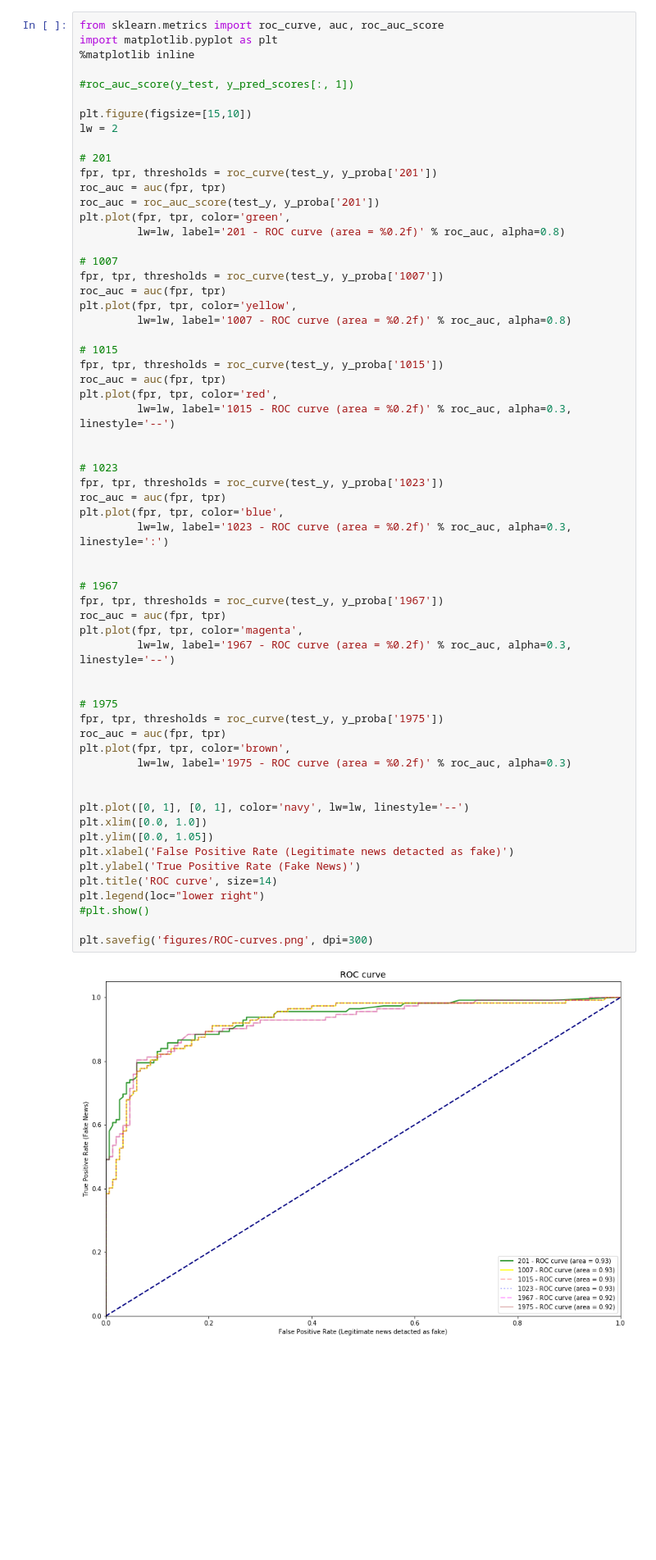
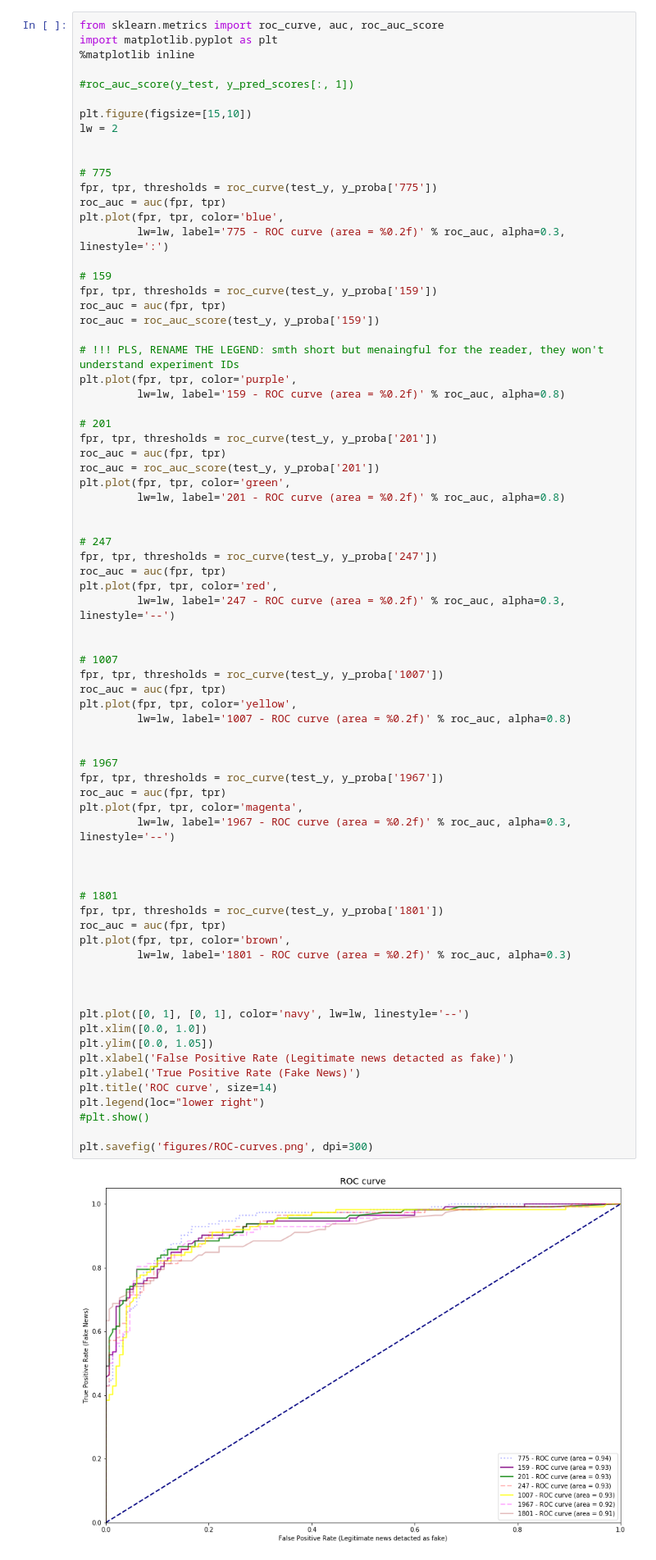
Before and after one commit to MaazAmjad/Urdu_Fake_News, a Jupyter notebook: ResultAnalysis.ipynb, the cells around one changed output. Shown: that part at 82% size. Drawn from its saved outputs; the diff is of its cells as text; blank space fills up the shorter version.

Commit message:
upds for ROC-curves

```diff
--- a/ResultAnalysis.ipynb
+++ b/ResultAnalysis.ipynb
@@ -787,6 +763,22 @@ import matplotlib.pyplot as plt
 plt.figure(figsize=[15,10])
 lw = 2
 
+
+# 775
+fpr, tpr, thresholds = roc_curve(test_y, y_proba['775'])
+roc_auc = auc(fpr, tpr)
+plt.plot(fpr, tpr, color='blue',
+         lw=lw, label='775 - ROC curve (area = %0.2f)' % roc_auc, alpha=0.3, linestyle=':')
+
+# 159
+fpr, tpr, thresholds = roc_curve(test_y, y_proba['159'])
+roc_auc = auc(fpr, tpr)
+roc_auc = roc_auc_score(test_y, y_proba['159'])
+
+# !!! PLS, RENAME THE LEGEND: smth short but menaingful for the reader, they won't understand experiment IDs
+plt.plot(fpr, tpr, color='purple',
+         lw=lw, label='159 - ROC curve (area = %0.2f)' % roc_auc, alpha=0.8)
+
 # 201
 fpr, tpr, thresholds = roc_curve(test_y, y_proba['201'])
 roc_auc = auc(fpr, tpr)
@@ -794,49 +786,46 @@ roc_auc = roc_auc_score(test_y, y_proba['201'])
 plt.plot(fpr, tpr, color='green',
          lw=lw, label='201 - ROC curve (area = %0.2f)' % roc_auc, alpha=0.8)
 
+
+# 247
+fpr, tpr, thresholds = roc_curve(test_y, y_proba['247'])
+roc_auc = auc(fpr, tpr)
+plt.plot(fpr, tpr, color='red',
+         lw=lw, label='247 - ROC curve (area = %0.2f)' % roc_auc, alpha=0.3, linestyle='--')
+
+
 # 1007
 fpr, tpr, thresholds = roc_curve(test_y, y_proba['1007'])
 roc_auc = auc(fpr, tpr)
 plt.plot(fpr, tpr, color='yellow',
          lw=lw, label='1007 - ROC curve (area = %0.2f)' % roc_auc, alpha=0.8)
-
-# 1015
-fpr, tpr, thresholds = roc_curve(test_y, y_proba['1015'])
-roc_auc = auc(fpr, tpr)
-plt.plot(fpr, tpr, color='red',
-         lw=lw, label='1015 - ROC curve (area = %0.2f)' % roc_auc, alpha=0.3, linestyle='--')
-
-
-# 1023
-fpr, tpr, thresholds = roc_curve(test_y, y_proba['1023'])
-roc_auc = auc(fpr, tpr)
-plt.plot(fpr, tpr, color='blue',
-         lw=lw, label='1023 - ROC curve (area = %0.2f)' % roc_auc, alpha=0.3, linestyle=':')
 
 
 # 1967
 fpr, tpr, thresholds = roc_curve(test_y, y_proba['1967'])
 roc_auc = auc(fpr, tpr)
 plt.plot(fpr, tpr, color='magenta',
          lw=lw, label='1967 - ROC curve (area = %0.2f)' % roc_auc, alpha=0.3, linestyle='--')
 
 
-# 1975
-fpr, tpr, thresholds = roc_curve(test_y, y_proba['1975'])
+
+# 1801
+fpr, tpr, thresholds = roc_curve(test_y, y_proba['1801'])
 roc_auc = auc(fpr, tpr)
 plt.plot(fpr, tpr, color='brown',
-         lw=lw, label='1975 - ROC curve (area = %0.2f)' % roc_auc, alpha=0.3)
+         lw=lw, label='1801 - ROC curve (area = %0.2f)' % roc_auc, alpha=0.3)
+
 
 
 plt.plot([0, 1], [0, 1], color='navy', lw=lw, linestyle='--')
 plt.xlim([0.0, 1.0])
 plt.ylim([0.0, 1.05])
 plt.xlabel('False Positive Rate (Legitimate news detacted as fake)')
 plt.ylabel('True Positive Rate (Fake News)')
 plt.title('ROC curve', size=14)
 plt.legend(loc="lower right")
 #plt.show()
 
 plt.savefig('figures/ROC-curves.png', dpi=300)
 # %% [output]
-[figure, old version]
+[figure, new version]
```
Also changed, not shown: parts of 6 cells of this notebook, 2 other files.
